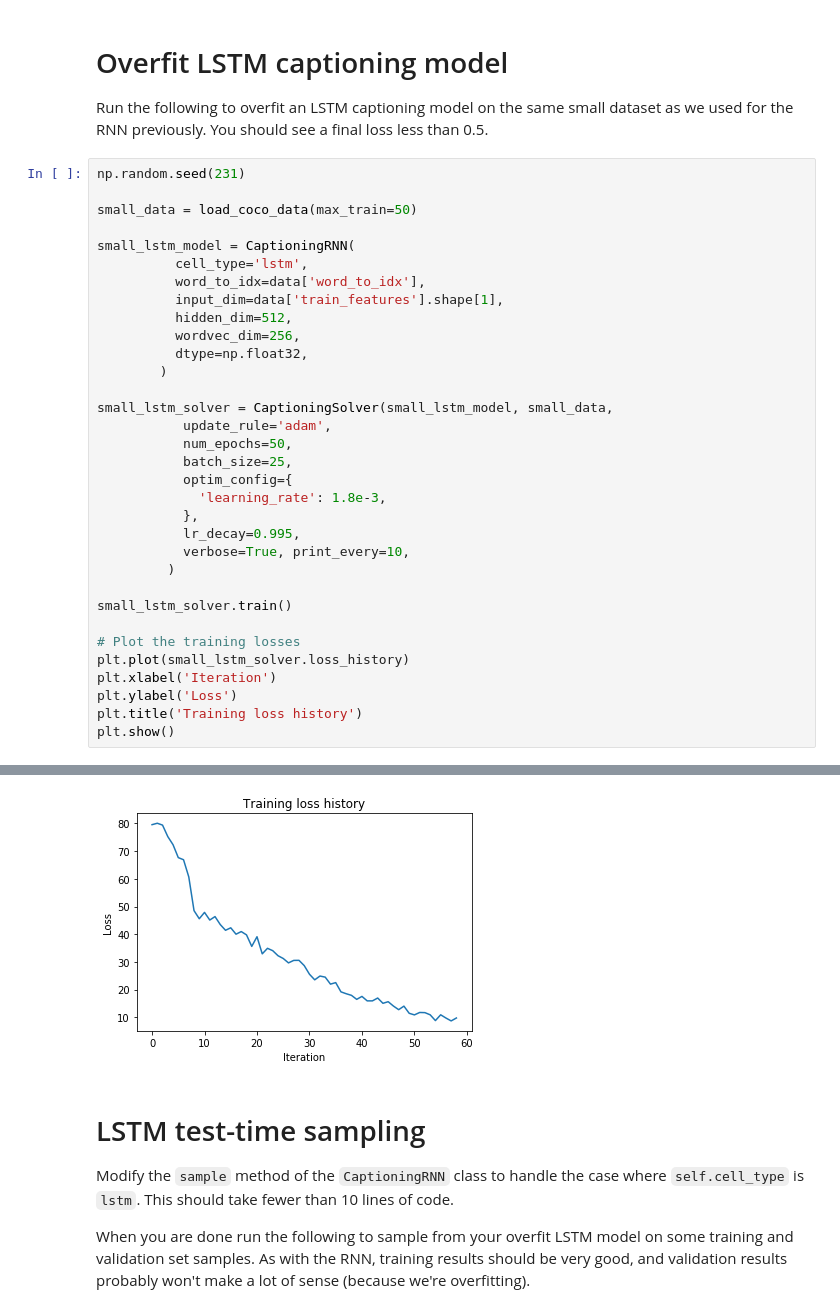
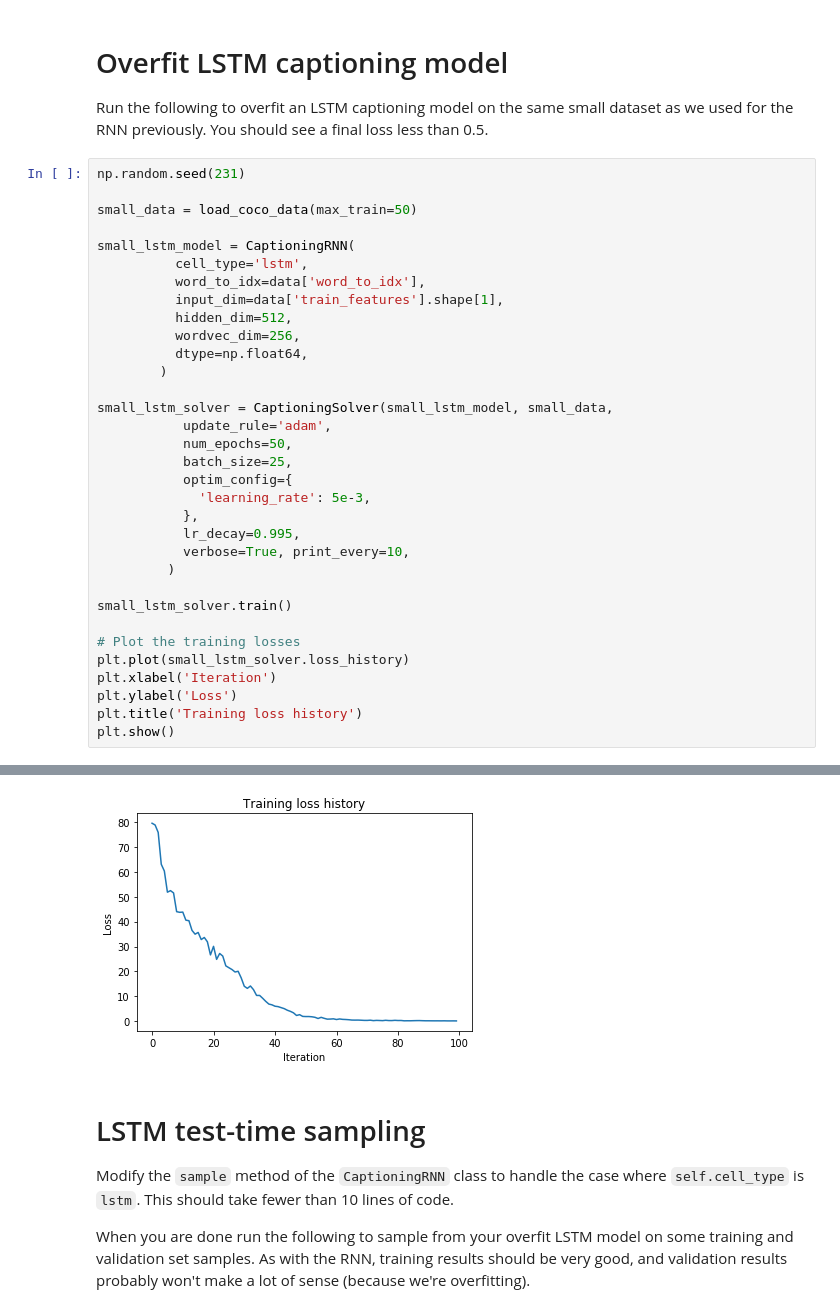
Before and after one commit to duaneya/cs231n, a Jupyter notebook: assignment3/LSTM_Captioning.ipynb, the cells around one changed output, grey strips where cells are left out. Drawn from its saved outputs; the diff is of its cells as text.

```diff
--- a/assignment3/LSTM_Captioning.ipynb
+++ b/assignment3/LSTM_Captioning.ipynb
@@ -295,7 +295,7 @@ small_lstm_model = CaptioningRNN(
           input_dim=data['train_features'].shape[1],
           hidden_dim=512,
           wordvec_dim=256,
-          dtype=np.float32,
+          dtype=np.float64,
         )
 
 small_lstm_solver = CaptioningSolver(small_lstm_model, small_data,
@@ -303,7 +303,7 @@ small_lstm_solver = CaptioningSolver(small_lstm_model, small_data,
            num_epochs=50,
            batch_size=25,
            optim_config={
-             'learning_rate': 1.8e-3,
+             'learning_rate': 5e-3,
            },
            lr_decay=0.995,
            verbose=True, print_every=10,
@@ -331,4 +331,4 @@ plt.show()
-[figure, old version]
+[figure, new version]
 # %% [markdown]
 # LSTM test-time sampling
 Modify the `sample` method of the `CaptioningRNN` class to handle the case where `self.cell_type` is `lstm`. This should take fewer than 10 lines of code.
```
Also changed, not shown: parts of 2 cells of this notebook, 5 other files.
